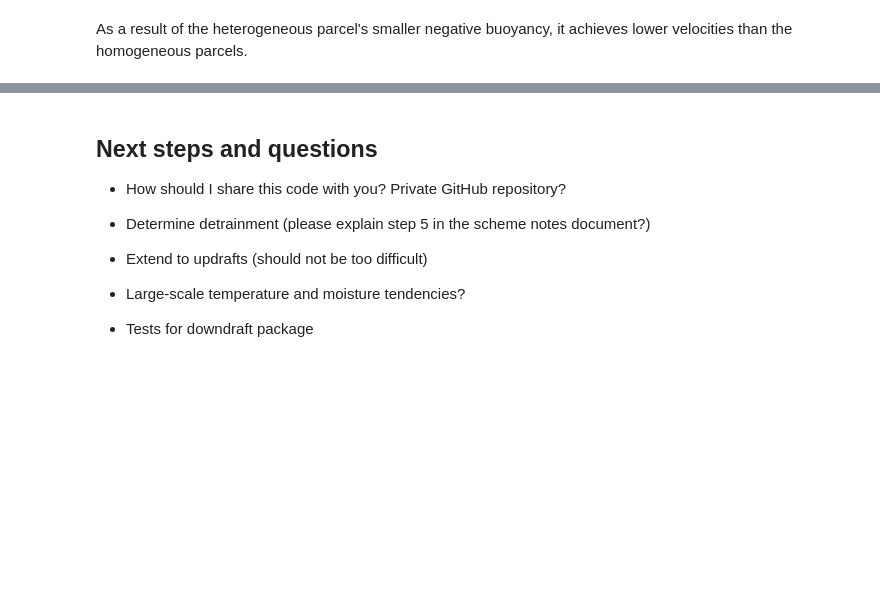
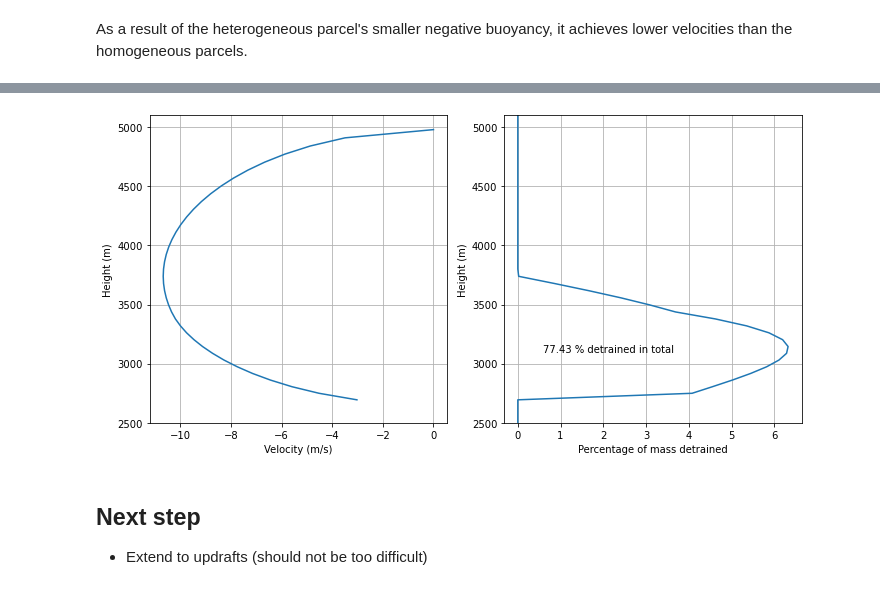
Before and after one commit to tschanzer/convection-scheme, a Jupyter notebook: notebooks/scheme_downdrafts.ipynb, the cells around one changed output, grey strips where cells are left out. Cells and saved outputs as stored; diff of their text form; code cells hidden in the pictures; blank space fills up the shorter version.

Commit message:
Implement downdraft detrainment

```diff
--- a/notebooks/scheme_downdrafts.ipynb
+++ b/notebooks/scheme_downdrafts.ipynb
@@ -155,7 +156,7 @@ plt.show()
 # %% [markdown]
 ## Properties of heterogeneous downdraft parcels
 # %%
-def transition_point(p_initial, t_initial, q_initial, l_initial, pressure):
+def transition_point(pressure, p_initial, t_initial, q_initial, l_initial):
     """
     Finds the transition point between moist and dry descent.
 
@@ -314,12 +315,8 @@ def downdraft_properties(
     """
     # find the properties of the non-entraining initial 'core' component
     # of the parcel
-    p_switch, t_switch = transition_point(
-        pressure[i_init], t_initial, q_initial,
-        l_initial, pressure)
     t_core, q_core, l_core = nonentraining_properties(
-        pressure, pressure[i_init], t_initial,
-        q_initial, l_initial, p_switch, t_switch)
+        pressure, pressure[i_init], t_initial, q_initial, l_initial)
     r_core = mpcalc.mixing_ratio_from_specific_humidity(q_core)
     tv_core = mpcalc.virtual_temperature(t_core, r_core)
     r_env = mpcalc.mixing_ratio_from_specific_humidity(specific_humidity)
@@ -539,7 +536,7 @@ def downdraft_velocity(
 
     Args:
         i_init: Index of the starting level.
-        w_initial: Initial velocity.
+        w_initial: Initial velocity. Should be non-positive.
         buoyancy: Array of parcel buoyancies at the given heights.
         height: Array of heights at which the buoyancy is sampled.
         drag: The drag coefficient.
@@ -552,6 +549,9 @@ def downdraft_velocity(
     velocity = np.full(height.size, np.nan)*units.meter/units.second
     velocity[i_init] = w_initial
     for j in range(i_init+1, height.size):
+        # implementation of the analytic solution using the integrating
+        # factor method, approximating the integral using Simpson's
+        # rule
         integrand = np.exp(-2*drag*height[i_init:j+1])*buoyancy[i_init:j+1]
         integral = simpson(
             integrand.m_as(units.meter/units.second**2),
@@ -561,6 +561,8 @@ def downdraft_velocity(
             np.exp(2*drag*(height[j] - height[i_init]))*w_initial**2
             + 2*np.exp(2*drag*height[j])*integral
         )
+
+        # v^2 < 0 indicates the thermal cannot reach that level
         velocity[j] = -np.sqrt(v_squared) if v_squared >= 0 else np.nan
     return velocity
 # %%
@@ -599,9 +661,21 @@ As a result of the heterogeneous parcel's smaller negative buoyancy, it achieves
+# %%
+m_detrained = detrained_mass(
+    height, w_analytic, b_mix, 3e-2*units.second**2/units.meter**2)
+# %%
+fig, (ax1, ax2) = plt.subplots(1, 2, figsize=(10,5))
+ax1.plot(w_analytic, height)
+ax1.set(xlabel='Velocity (m/s)', ylabel='Height (m)')
+ax2.plot(m_detrained*1e2, height)
+ax2.set(xlabel='Percentage of mass detrained', ylabel='Height (m)')
+ax2.text(0.6, 3100,
+         '{:.2f} % detrained in total'.format(np.sum(m_detrained.m)*1e2))
+ax1.set_ylim(2500, 5100)
+ax2.set_ylim(2500, 5100)
+ax1.grid()
+ax2.grid()
+fig.tight_layout()
+# %% [output]
+[figure, added]
 # %% [markdown]
-## Next steps and questions
-- How should I share this code with you? Private GitHub repository?
-- Determine detrainment (please explain step 5 in the scheme notes document?)
+## Next step
 - Extend to updrafts (should not be too difficult)
-- Large-scale temperature and moisture tendencies?
-
-
-- Tests for downdraft package
```
Also changed, not shown: parts of 7 cells of this notebook.
